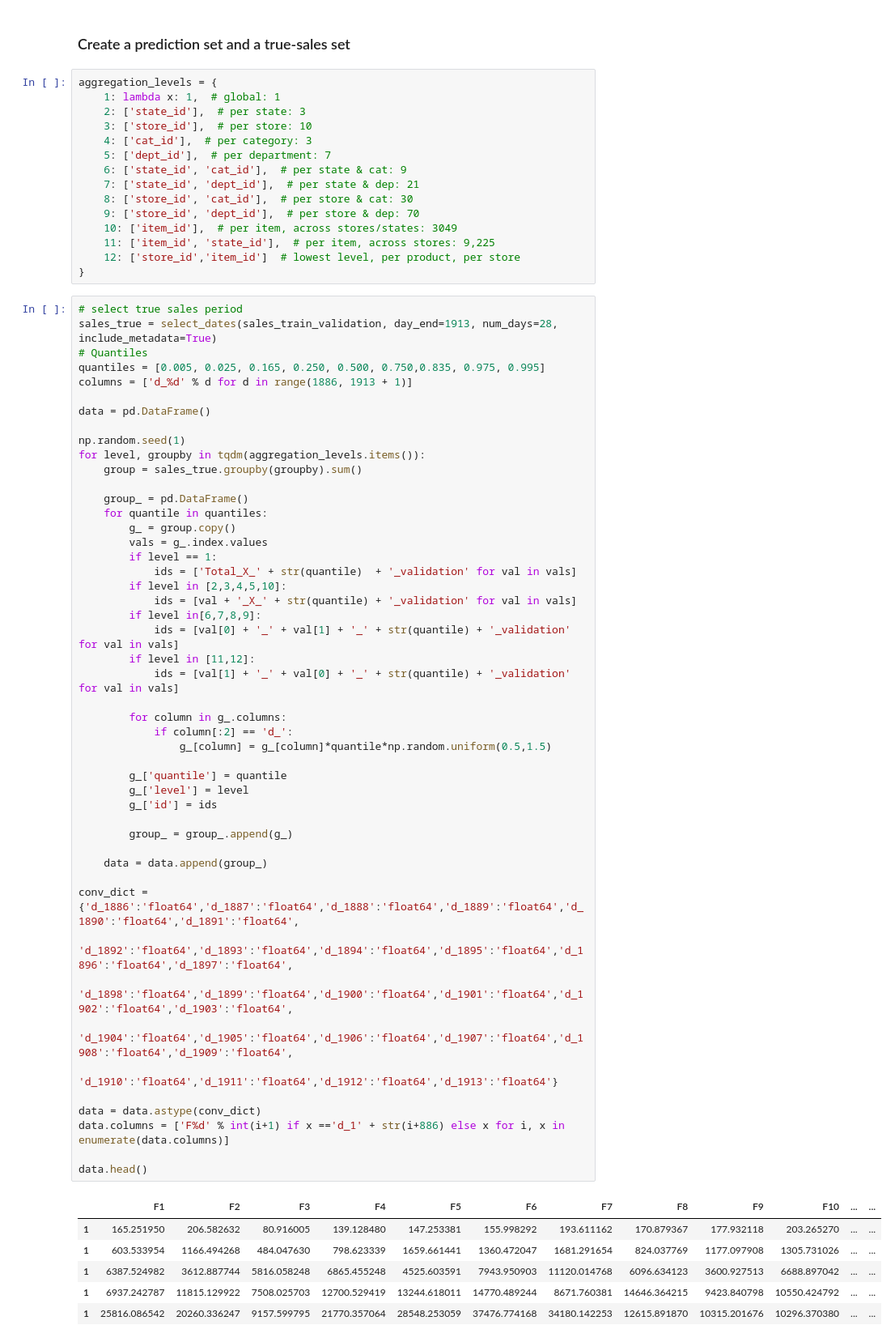
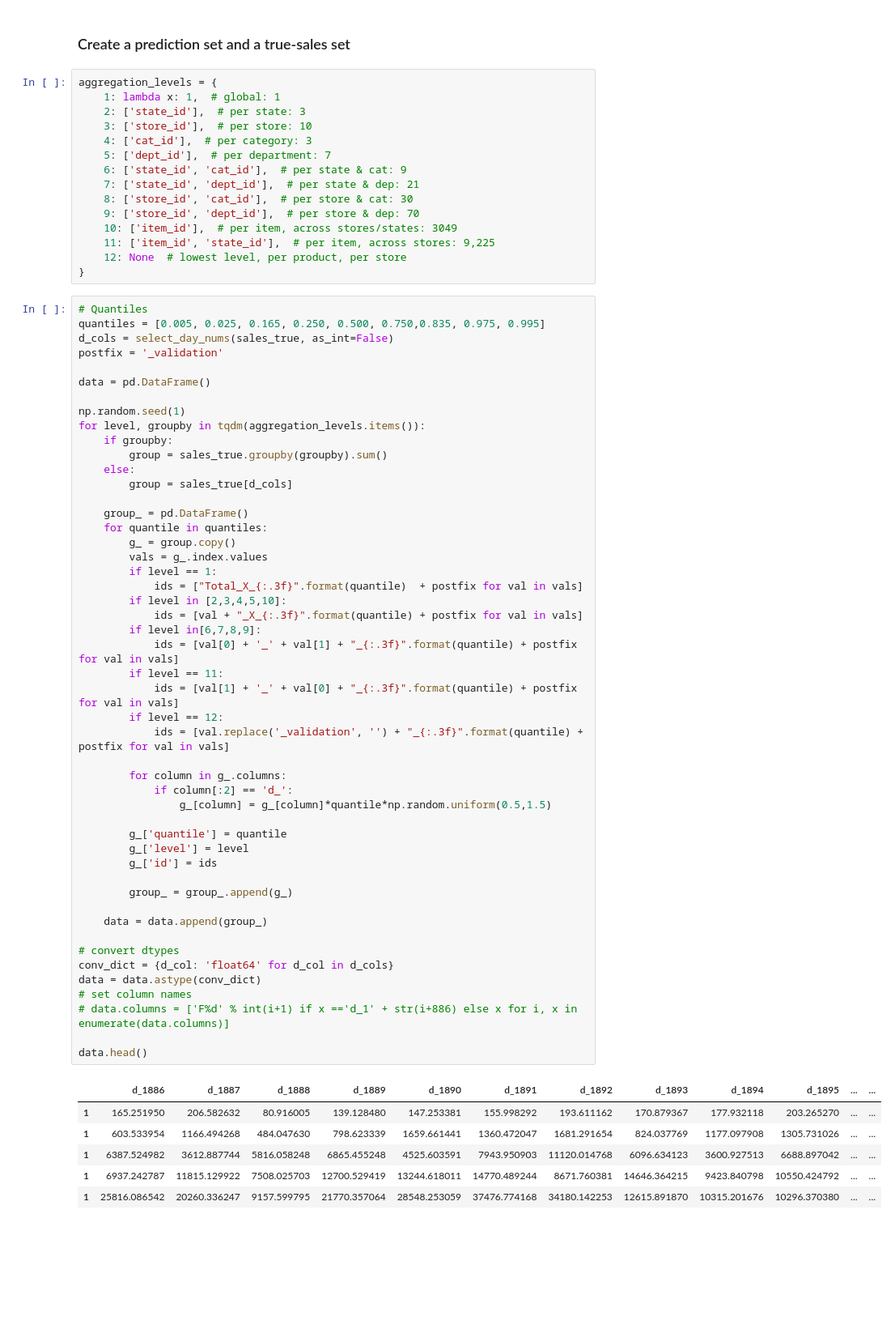
Before and after one commit to joeranbosma/M5Forecast, a Jupyter notebook: uncertainty/SPL-Referee.ipynb, the cells around one changed output. Shown at 81% size. Cells and saved outputs as stored; diff of their text form; blank space fills up the shorter version.

Commit message:
Re-implemented groupby 'None' for level 12 and fixed ids to match submission format

```diff
--- a/uncertainty/SPL-Referee.ipynb
+++ b/uncertainty/SPL-Referee.ipynb
@@ -76,58 +77,59 @@ aggregation_levels = {
     9: ['store_id', 'dept_id'],  # per store & dep: 70
     10: ['item_id'],  # per item, across stores/states: 3049
     11: ['item_id', 'state_id'],  # per item, across stores: 9,225
-    12: ['store_id','item_id']  # lowest level, per product, per store
+    12: None  # lowest level, per product, per store
 }
 # %%
-# select true sales period
-sales_true = select_dates(sales_train_validation, day_end=1913, num_days=28, include_metadata=True)
 # Quantiles
 quantiles = [0.005, 0.025, 0.165, 0.250, 0.500, 0.750,0.835, 0.975, 0.995]
-columns = ['d_%d' % d for d in range(1886, 1913 + 1)]
+d_cols = select_day_nums(sales_true, as_int=False)
+postfix = '_validation'
 
 data = pd.DataFrame()
 
 np.random.seed(1)
 for level, groupby in tqdm(aggregation_levels.items()):
-    group = sales_true.groupby(groupby).sum()
+    if groupby:
+        group = sales_true.groupby(groupby).sum()
+    else:
+        group = sales_true[d_cols]
 
     group_ = pd.DataFrame()
     for quantile in quantiles:
         g_ = group.copy()
         vals = g_.index.values
         if level == 1:
-            ids = ['Total_X_' + str(quantile)  + '_validation' for val in vals]
+            ids = ["Total_X_{:.3f}".format(quantile)  + postfix for val in vals]
         if level in [2,3,4,5,10]:
-            ids = [val + '_X_' + str(quantile) + '_validation' for val in vals]
+            ids = [val + "_X_{:.3f}".format(quantile) + postfix for val in vals]
         if level in[6,7,8,9]:
-            ids = [val[0] + '_' + val[1] + '_' + str(quantile) + '_validation' for val in vals]
-        if level in [11,12]:
-            ids = [val[1] + '_' + val[0] + '_' + str(quantile) + '_validation' for val in vals]
+            ids = [val[0] + '_' + val[1] + "_{:.3f}".format(quantile) + postfix for val in vals]
+        if level == 11:
+            ids = [val[1] + '_' + val[0] + "_{:.3f}".format(quantile) + postfix for val in vals]
+        if level == 12:
+            ids = [val.replace('_validation', '') + "_{:.3f}".format(quantile) + postfix for val in vals]
 
         for column in g_.columns:
             if column[:2] == 'd_':
                 g_[column] = g_[column]*quantile*np.random.uniform(0.5,1.5)
 
         g_['quantile'] = quantile
         g_['level'] = level
         g_['id'] = ids
 
         group_ = group_.append(g_)
 
     data = data.append(group_)
 
-conv_dict = {'d_1886':'float64','d_1887':'float64','d_1888':'float64','d_1889':'float64','d_1890':'float64','d_1891':'float64',
-             'd_1892':'float64','d_1893':'float64','d_1894':'float64','d_1895':'float64','d_1896':'float64','d_1897':'float64',
-             'd_1898':'float64','d_1899':'float64','d_1900':'float64','d_1901':'float64','d_1902':'float64','d_1903':'float64',
-             'd_1904':'float64','d_1905':'float64','d_1906':'float64','d_1907':'float64','d_1908':'float64','d_1909':'float64',
-             'd_1910':'float64','d_1911':'float64','d_1912':'float64','d_1913':'float64'}
-
+# convert dtypes
+conv_dict = {d_col: 'float64' for d_col in d_cols}
 data = data.astype(conv_dict)
-data.columns = ['F%d' % int(i+1) if x =='d_1' + str(i+886) else x for i, x in enumerate(data.columns)]
+# set column names
+# data.columns = ['F%d' % int(i+1) if x =='d_1' + str(i+886) else x for i, x in enumerate(data.columns)]
 
 data.head()
 # %% [output]
-|  | F1 | F2 | F3 | F4 | F5 | F6 | F7 | F8 | F9 | F10 | ... | ... |
+|  | d_1886 | d_1887 | d_1888 | d_1889 | d_1890 | d_1891 | d_1892 | d_1893 | d_1894 | d_1895 | ... | ... |
 | 1 | 165.251950 | 206.582632 | 80.916005 | 139.128480 | 147.253381 | 155.998292 | 193.611162 | 170.879367 | 177.932118 | 203.265270 | ... | ... |
 | 1 | 603.533954 | 1166.494268 | 484.047630 | 798.623339 | 1659.661441 | 1360.472047 | 1681.291654 | 824.037769 | 1177.097908 | 1305.731026 | ... | ... |
 | 1 | 6387.524982 | 3612.887744 | 5816.058248 | 6865.455248 | 4525.603591 | 7943.950903 | 11120.014768 | 6096.634123 | 3600.927513 | 6688.897042 | ... | ... |
```
Also changed, not shown: parts of 25 cells of this notebook, 1 other file.
